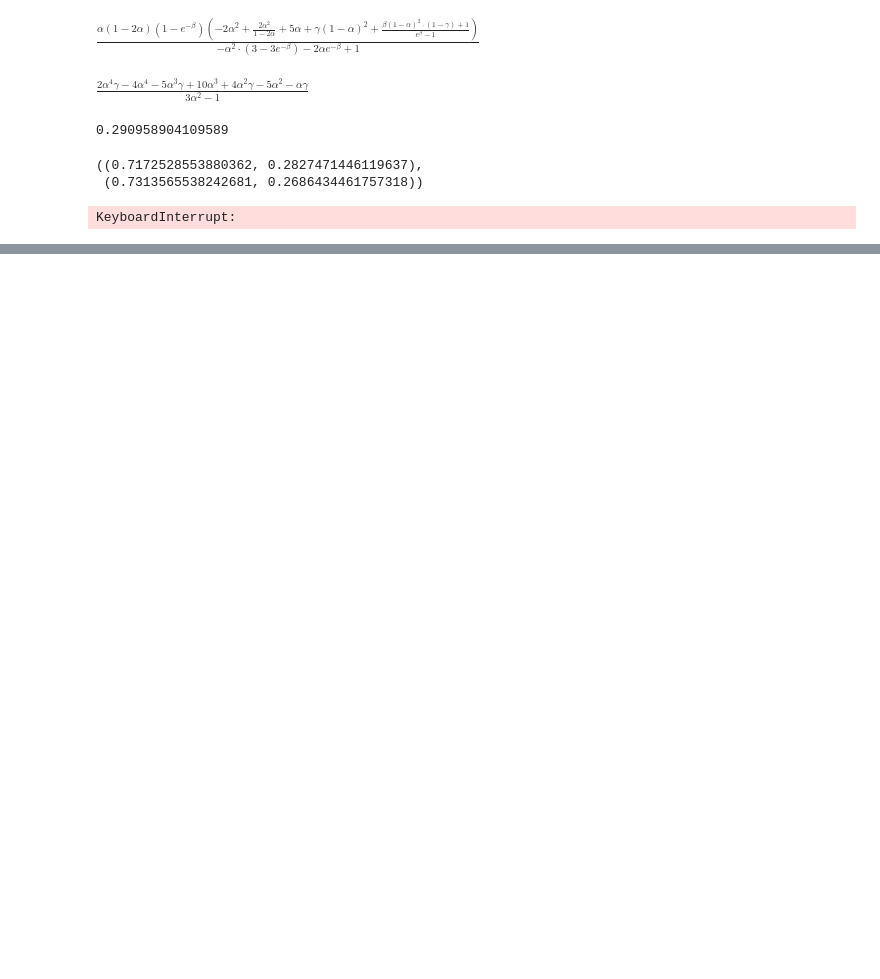
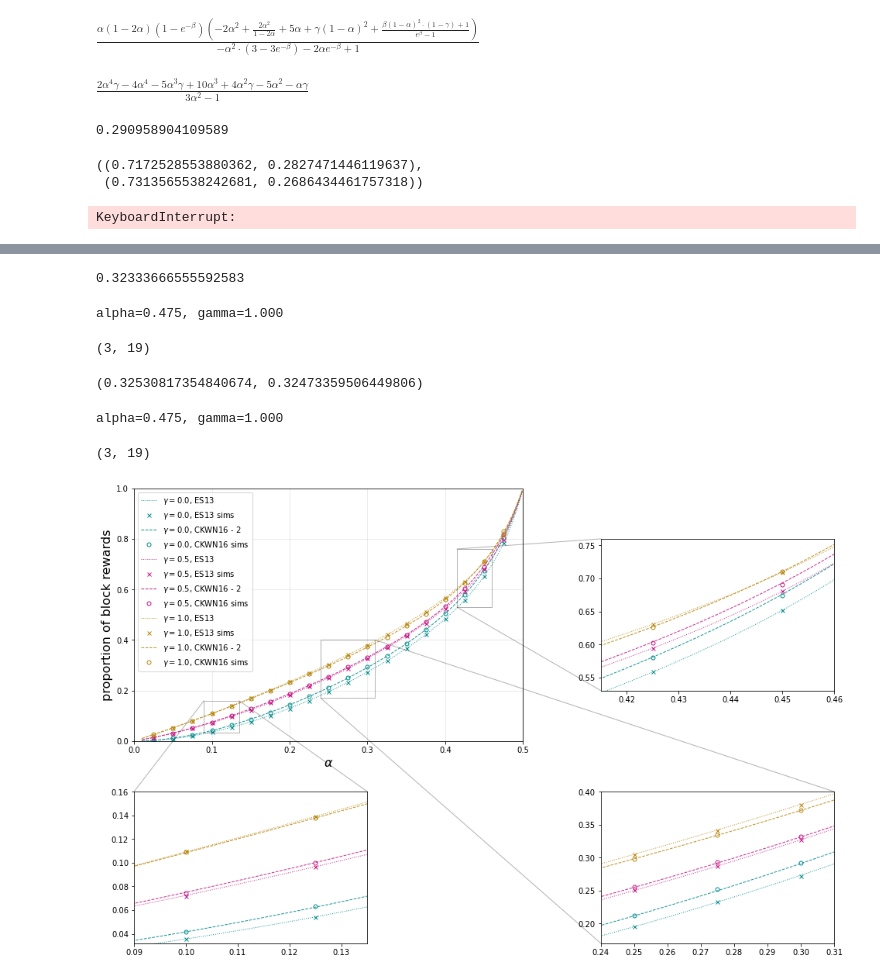
Before and after one commit to michaelneuder/opportunistic-mining, a Jupyter notebook: august.ipynb, the cells around one changed output, grey strips where cells are left out. Cells and saved outputs as stored; diff of their text form; code cells hidden in the pictures; blank space fills up the shorter version.

```diff
--- a/august.ipynb
+++ b/august.ipynb
@@ -394,0 +462,21 @@ plt.show()
+# %%
+simES(alpha=0.3, gamma=0.5, n=int(1e4))
+# %% [output]
+0.32333666555592583
+# %%
+simAlphas = np.arange(0.025, 0.5, 0.025)
+ES_sim = []
+for g in gammas:
+    temp = []
+    for a in simAlphas:
+        print('alpha={:0.3f}, gamma={:0.3f}'.format(a,g), end='\r')
+        temp2 = []
+        for j in range(10):
+            temp2.append(simES(a, g, n=int(1e5)))
+        temp.append(np.mean(temp2))
+    ES_sim.append(temp)
+ES_sim = np.array(ES_sim)
+ES_sim.shape
+# %% [output]
+alpha=0.475, gamma=1.000
+(3, 19)
@@ -395,3 +562,58 @@ plt.show()
+# %%
+simCKWN(alpha=0.3, gamma=0.5, n=int(1e4)), simES(alpha=0.3, gamma=0.5, n=int(1e4))
+# %% [output]
+(0.32530817354840674, 0.32473359506449806)
+# %%
+simAlphas = np.arange(0.025, 0.5, 0.025)
+CKWN_sim = []
+for g in gammas:
+    temp = []
+    for a in simAlphas:
+        print('alpha={:0.3f}, gamma={:0.3f}'.format(a,g), end='\r')
+        temp2 = []
+        for j in range(10):
+            temp2.append(simCKWN(a, g, n=int(1e5)))
+        temp.append(np.mean(temp2))
+    CKWN_sim.append(temp)
+CKWN_sim = np.array(CKWN_sim)
+CKWN_sim.shape
+# %% [output]
+alpha=0.475, gamma=1.000
+(3, 19)
+# %%
+f, ax = plt.subplots(figsize=(9,6))
+
+axins0 = ax.inset_axes([0., -0.8, 0.6, 0.6], xlim=(0.09, 0.135), ylim=(0.032, .16))
+axins1 = ax.inset_axes([1.2, -0.8, 0.6, 0.6], xlim=(0.24, 0.31), ylim=(0.17, 0.4))
+axins2 = ax.inset_axes([1.2, 0.2, 0.6, 0.6], xlim=(0.415, 0.46), ylim=(0.53, 0.76))
+ax.indicate_inset_zoom(axins0, edgecolor="black", label=None, alpha=0.3)
+ax.indicate_inset_zoom(axins1, edgecolor="black", label=None, alpha=0.3)
+ax.indicate_inset_zoom(axins2, edgecolor="black", label=None, alpha=0.3)
+
+colors = ['darkcyan', 'mediumvioletred', 'darkgoldenrod']
+for a in [ax, axins0, axins1, axins2]:
+    for i, g in enumerate(gammas):
+        a.plot(alphas, ES_theo[i], label=r'$\gamma=${:0.1f}, ES13'.format(g),
+               linestyle='dotted', color=colors[i], alpha=0.9, linewidth=1)
+        a.plot(simAlphas, ES_sim[i], linestyle='none', color=colors[i], marker='x', fillstyle='none',
+                markersize=5, label=r'$\gamma=${:0.1f}, ES13 sims'.format(g))
+
+        a.plot(alphas, CKWN2_theo[i], label=r'$\gamma=${:0.1f}, CKWN16 - 2'.format(g),
+               linestyle='--', color=colors[i], alpha=0.9, linewidth=1)
+        a.plot(simAlphas, CKWN_sim[i], linestyle='none', color=colors[i], marker='o', fillstyle='none',
+                markersize=5, label=r'$\gamma=${:0.1f}, CKWN16 sims'.format(g))
+
+ax.grid(alpha=0.3)
+ax.set_xlabel(r'$\alpha$', size=16)
+ax.set_ylabel(r'proportion of block rewards', size=16)
+ax.set_xlim(0., 0.5)
+ax.set_ylim(0.,1)
+ax.legend()
+plt.savefig('out.png', dpi=400, bbox_inches='tight', facecolor='white')
+
+plt.show()
+# %% [output]
+[figure, added]
 # %%
 state = 0
 alpha = 0.3
```
Also changed, not shown: parts of 7 cells of this notebook.
